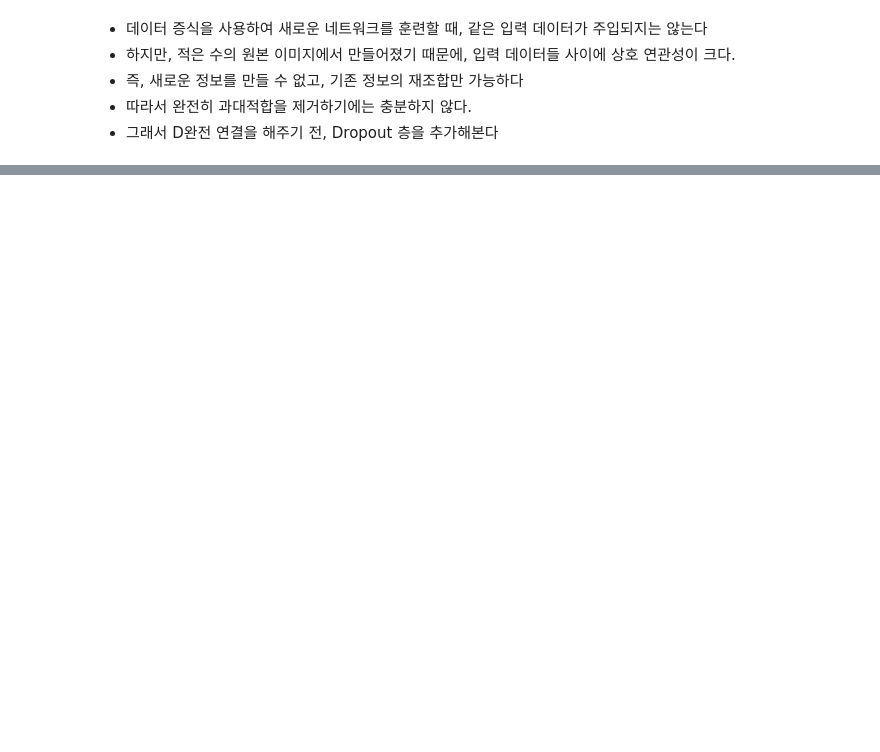
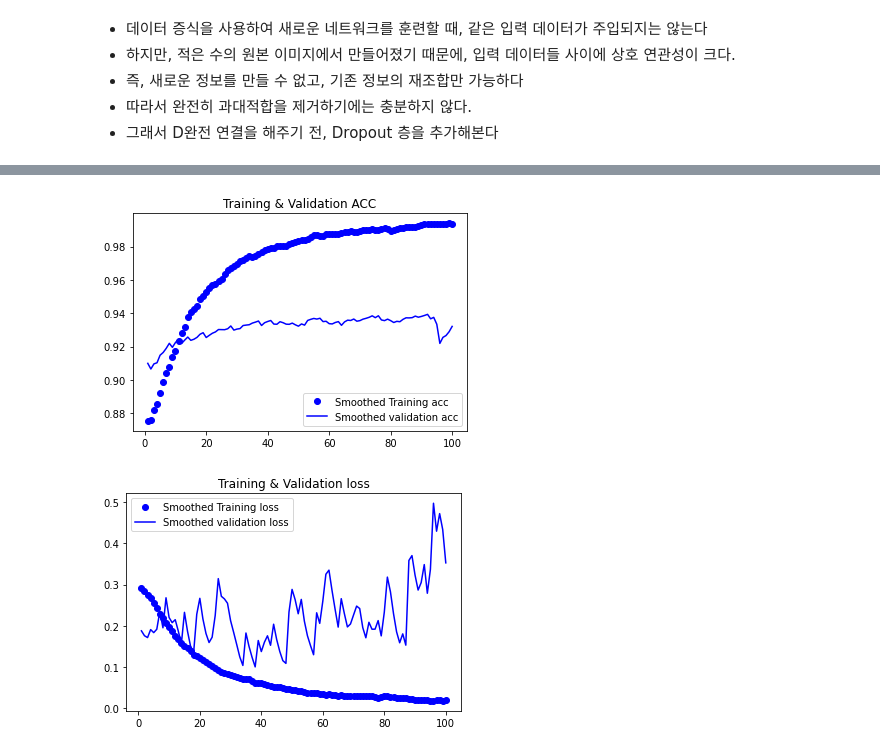
Before and after one commit to HyoungSunChoi/MachineLearning, a Jupyter notebook: 케라스 창시자에게 배우는 딥러닝/5장_컴퓨터_비전을_위한_딥러닝.ipynb, the cells around one changed output, grey strips where cells are left out. Cells and saved outputs as stored; diff of their text form; code cells hidden in the pictures; blank space fills up the shorter version.

```diff
--- a/케라스 창시자에게 배우는 딥러닝/5장_컴퓨터_비전을_위한_딥러닝.ipynb
+++ b/케라스 창시자에게 배우는 딥러닝/5장_컴퓨터_비전을_위한_딥러닝.ipynb
@@ -481,0 +803,30 @@ ValueError: x and y must have same first dimension, but have shapes (100,) and (
+# %%
+# 부드러운 그래프 그리기
+# 지수 이동 평균(exponential moving averages)
+
+def smooth_curve(points, factor=0.8):
+    smoothed_points = []
+    for point in points:
+        if smoothed_points:
+            previous = smoothed_points[-1]
+            smoothed_points.append(previous * factor + point * (1-factor))
+        else:
+            smoothed_points.append(point)
+    return smoothed_points
+
+
+plt.plot(epochs, smooth_curve(acc), 'bo', label='Smoothed Training acc')
+plt.plot(epochs, smooth_curve(val_acc), 'b', label='Smoothed validation acc')
+plt.title("Training & Validation ACC")
+plt.legend()
+
+plt.figure()
+
+plt.plot(epochs, smooth_curve(loss), 'bo', label='Smoothed Training loss')
+plt.plot(epochs, smooth_curve(val_loss), 'b', label='Smoothed validation loss')
+plt.title("Training & Validation loss")
+plt.legend()
+plt.show()
+# %% [output]
+[figure, added]
+[figure, added]
```
Also changed, not shown: parts of 23 cells of this notebook.
